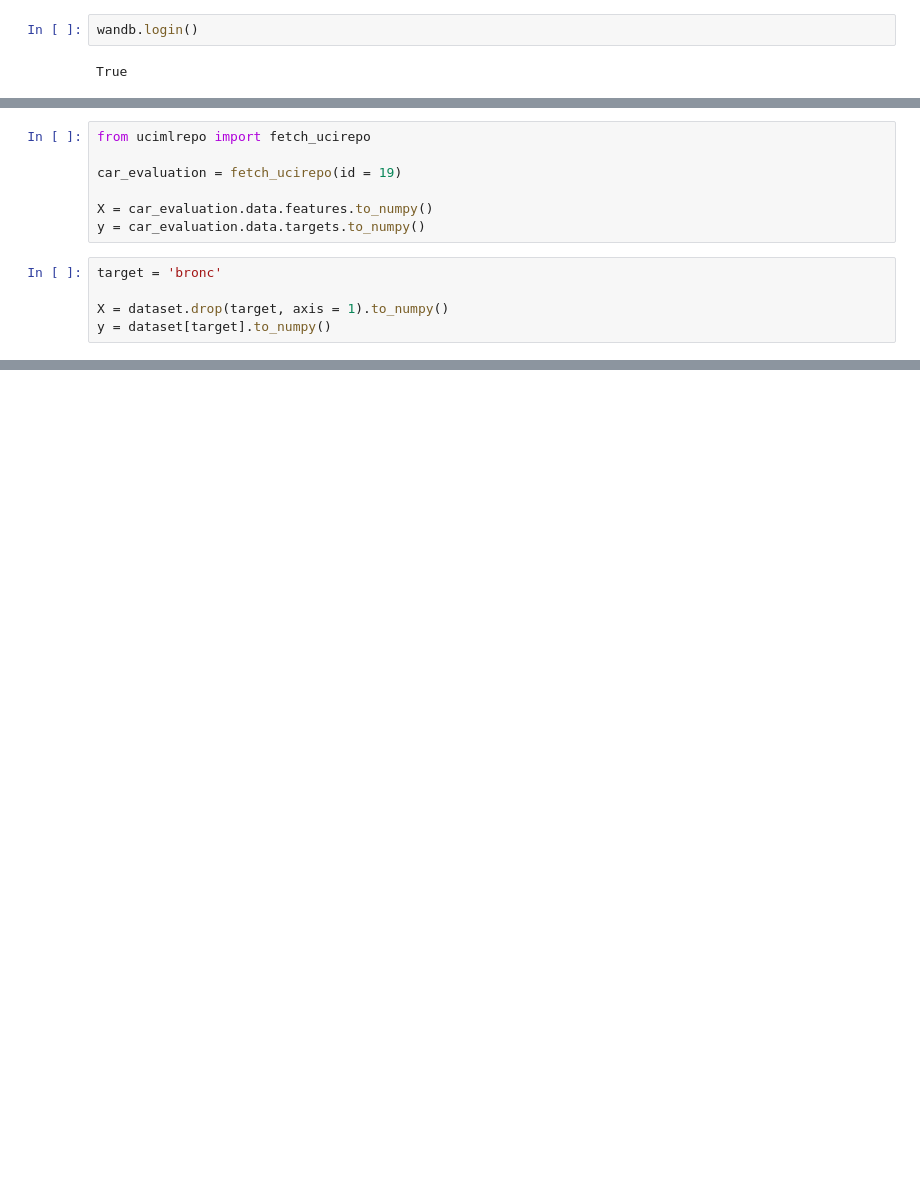
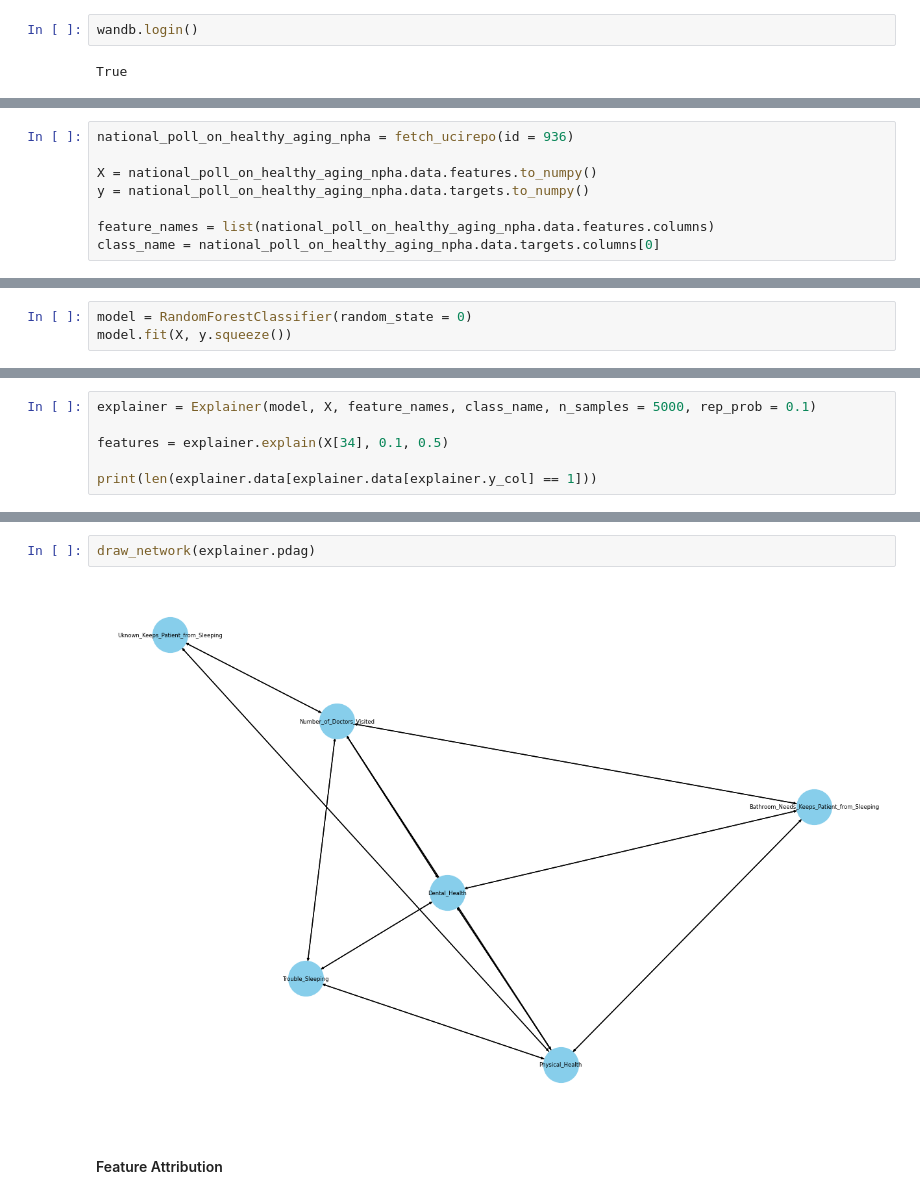
Before and after one commit to TumeloMkwambe/Honours-RP, a Jupyter notebook: main.ipynb, the cells around one changed output, grey strips where cells are left out. Drawn from its saved outputs; the diff is of its cells as text; blank space fills up the shorter version.

```diff
--- a/main.ipynb
+++ b/main.ipynb
@@ -21,12 +21,8 @@ draw_network(ground_bn)
 # %%
-from ucimlrepo import fetch_ucirepo
+national_poll_on_healthy_aging_npha = fetch_ucirepo(id = 936)
 
-car_evaluation = fetch_ucirepo(id = 19)
+X = national_poll_on_healthy_aging_npha.data.features.to_numpy()
+y = national_poll_on_healthy_aging_npha.data.targets.to_numpy()
 
-X = car_evaluation.data.features.to_numpy()
-y = car_evaluation.data.targets.to_numpy()
+feature_names = list(national_poll_on_healthy_aging_npha.data.features.columns)
+class_name = national_poll_on_healthy_aging_npha.data.targets.columns[0]
-# %%
-target = 'bronc'
-
-X = dataset.drop(target, axis = 1).to_numpy()
-y = dataset[target].to_numpy()
@@ -242,0 +31,3 @@ plot_curve(curve, "MLP-E")
+# %%
+model = RandomForestClassifier(random_state = 0)
+model.fit(X, y.squeeze())
@@ -242,0 +152,6 @@ plot_curve(curve, "MLP-E")
+# %%
+explainer = Explainer(model, X, feature_names, class_name, n_samples = 5000, rep_prob = 0.1)
+
+features = explainer.explain(X[34], 0.1, 0.5)
+
+print(len(explainer.data[explainer.data[explainer.y_col] == 1]))
@@ -242,0 +173,6 @@ plot_curve(curve, "MLP-E")
+# %%
+draw_network(explainer.pdag)
+# %% [output]
+[figure, added]
+# %% [markdown]
+#### Feature Attribution
```
Also changed, not shown: parts of 25 cells of this notebook, 1 other file.
